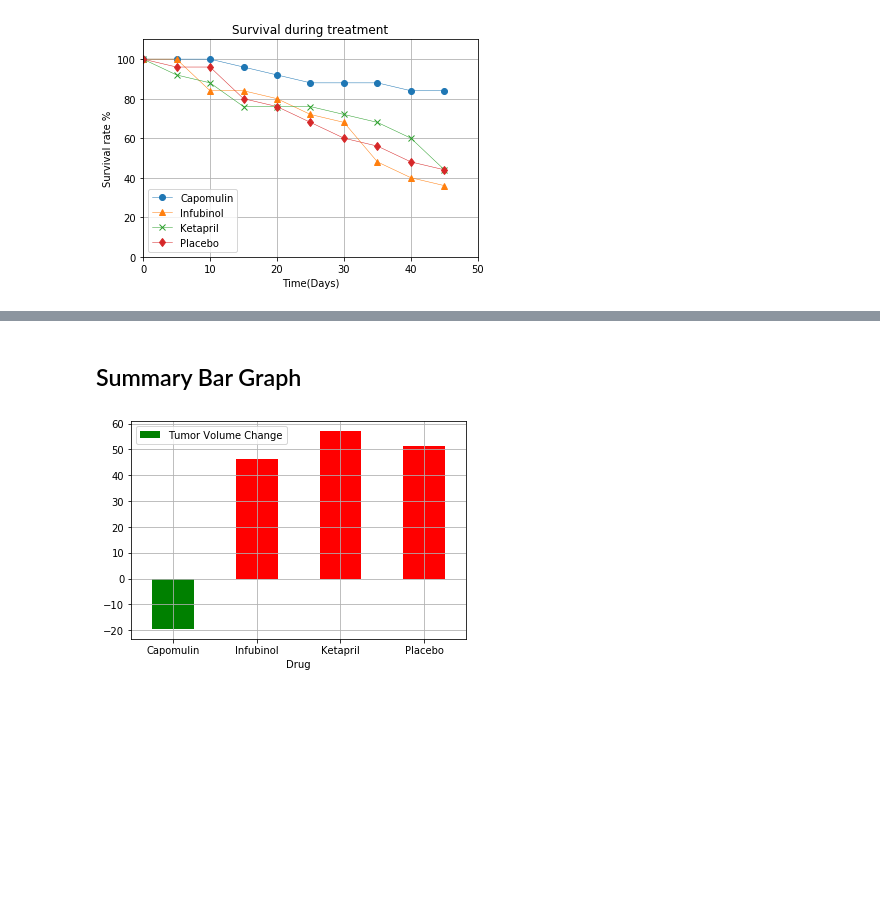
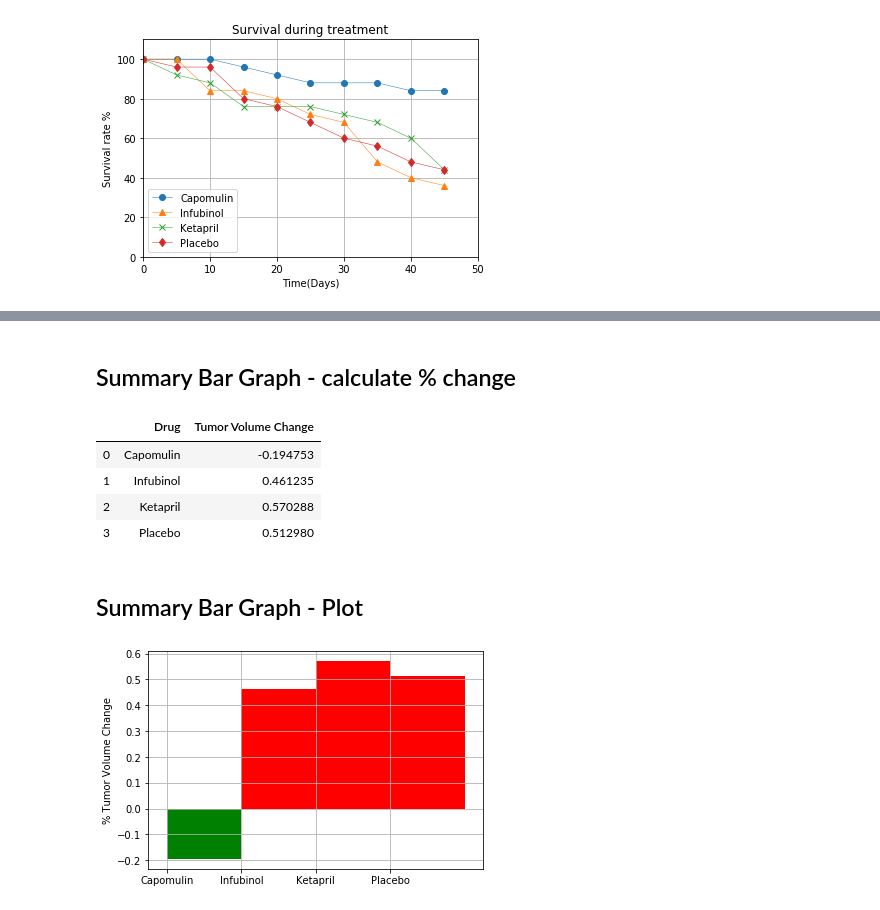
Before and after one commit to TrevorLovesMommy/matplotlib-challenge, a Jupyter notebook: Pymaceuticals/02-Homework_05-Matplotlib_Instructions_Pymaceuticals_pymaceuticals_starter.ipynb, the cells around one changed output, grey strips where cells are left out. Drawn from its saved outputs; the diff is of its cells as text; code cells hidden in the pictures; blank space fills up the shorter version.

```diff
--- a/Pymaceuticals/02-Homework_05-Matplotlib_Instructions_Pymaceuticals_pymaceuticals_starter.ipynb
+++ b/Pymaceuticals/02-Homework_05-Matplotlib_Instructions_Pymaceuticals_pymaceuticals_starter.ipynb
@@ -346,36 +346,48 @@ plt.show()
 [figure]
 # %% [markdown]
 ![Metastatic Spread During Treatment](../Images/survival.png)
+# %% [markdown]
+## Summary Bar Graph - calculate % change
+# %%
+# Calculate the percent changes for each drug with help from tutor
+
+tumor_mean_summary = tumor_mean_df[["Capomulin", "Infubinol", "Ketapril", "Placebo"]]
+
+tumor_change = ((tumor_mean_summary.iloc[-1] - tumor_mean_summary.iloc[0])/tumor_mean_summary.iloc[-0])
+tumor_change = pd.DataFrame(tumor_change).reset_index()
+tumor_change.columns =["Drug", "Tumor Volume Change"]
+#tumor_change["Tumor Volume Change"] =tumor_change["Tumor Volume Change"].map("{:.0%}".format)
+
+tumor_change
+# %% [output]
+|  | Drug | Tumor Volume Change |
+| 0 | Capomulin | -0.194753 |
+| 1 | Infubinol | 0.461235 |
+| 2 | Ketapril | 0.570288 |
+| 3 | Placebo | 0.512980 |
 # %% [markdown]
-## Summary Bar Graph
+## Summary Bar Graph - Plot
 # %%
-# Calculate the percent changes for each drug with help from tutor
-
-tumor_mean_summary = tumor_mean_df[["Capomulin", "Infubinol", "Ketapril", "Placebo"]]
-
-tumor_change = ((tumor_mean_summary.iloc[-1] - tumor_mean_summary.iloc[0])/tumor_mean_summary.iloc[-0])*100
-tumor_change = pd.DataFrame(tumor_change).reset_index()
-tumor_change.columns =["Drug", "Tumor Volume Change"]
-tumor_change
-
 #color bars - code from stack overflow
 #https://stackoverflow.com/questions/22311139/matplotlib-bar-chart-choose-color-if-value-is-positive-vs-value-is-negative
+#fig, ax = plt.subplots()
+
+tumor_change.plot(kind='bar',x='Drug',y='Tumor Volume Change',
+                  rot=0, legend = None,  width=1.0, align = "edge",
+                  color=(tumor_change['Tumor Volume Change'] < 0).map({True: 'g', False: 'r'}))
 
 
 
-tumor_change.plot(kind='bar',x='Drug',y='Tumor Volume Change', rot=0, color=(tumor_change['Tumor Volume Change'] < 0).map({True: 'g',
-                                                    False: 'r'}))
-
-#tumor_change.plot(kind='bar',x='Drug',y='Tumor Volume Change', rot=0)
-
-
+plt.grid(alpha=1)
+plt.xlabel("")
+plt.ylabel("% Tumor Volume Change")
 plt.grid(alpha=1)
 plt.savefig("Images/Tumor_Volume_Change.png")
 plt.show()
 
 
 #alternative code for plotting bar char
 #tumor_change.plot.bar(x="Drug", y="Tumor Volume Change", rot=0)
 #tumor_change.plot(kind='bar', title ="V comp",figsize=(10,5),legend=True, fontsize=12, color = "red")
 # %% [output]
-[figure, old version]
+[figure, new version]
```
Also changed, not shown: parts of 1 cell of this notebook, 1 other file.
